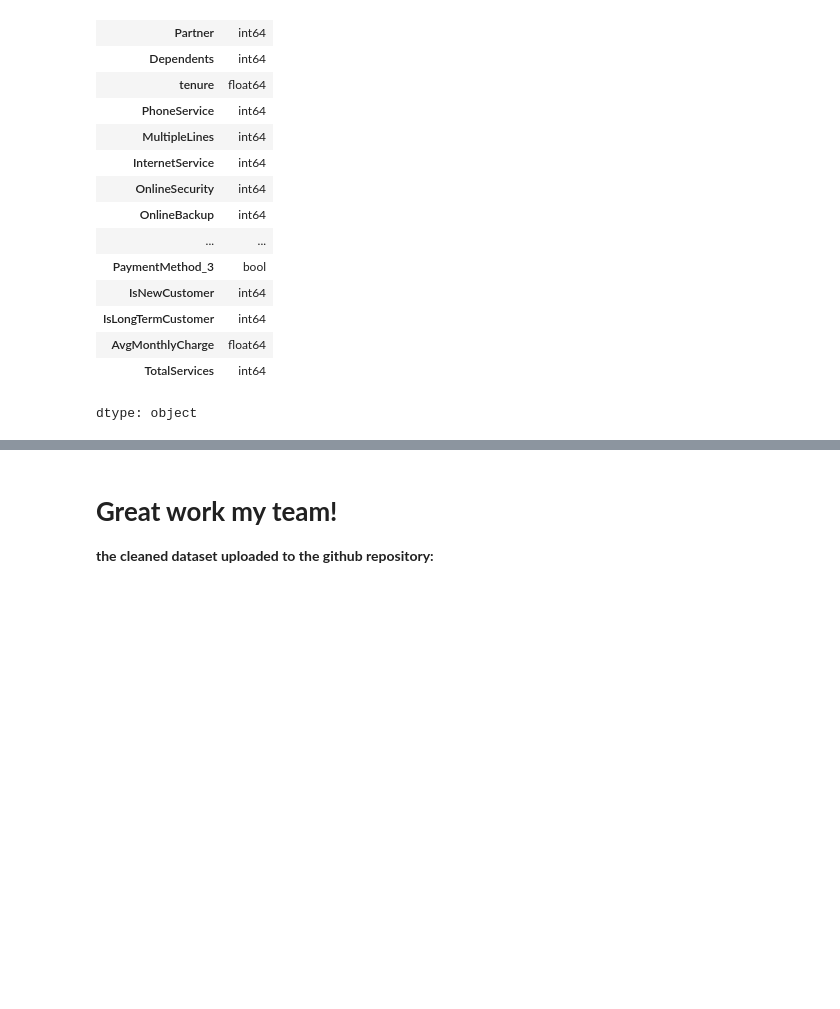
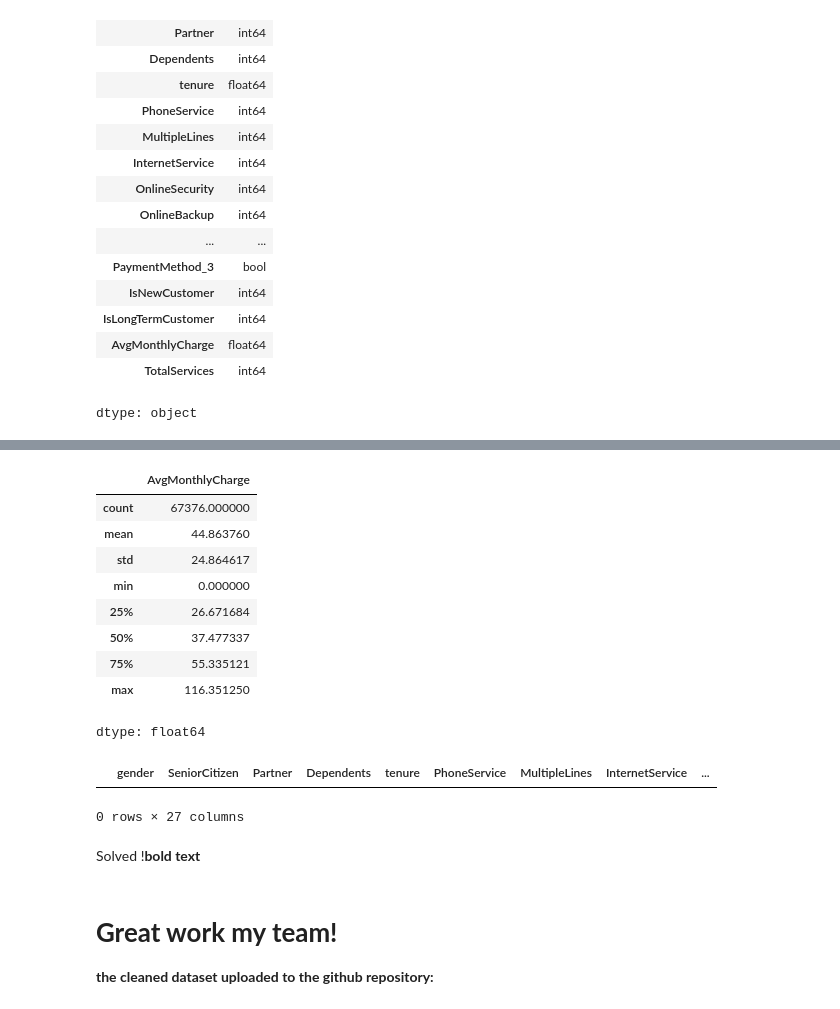
Before and after one commit to linda-bsharat/telco-customer-churn-prediction, a Jupyter notebook: notebooks/01_data_cleaning_and_eda.ipynb, the cells around one changed output, grey strips where cells are left out. Drawn from its saved outputs; the diff is of its cells as text; code cells hidden in the pictures; blank space fills up the shorter version.

```diff
--- a/notebooks/01_data_cleaning_and_eda.ipynb
+++ b/notebooks/01_data_cleaning_and_eda.ipynb
@@ -915,3 +963,25 @@ dtype: object
+# %%
+df["AvgMonthlyCharge"] = df["TotalCharges"] / (df["tenure"] + 1)
+# %%
+df["AvgMonthlyCharge"].describe()
+# %% [output]
+|  | AvgMonthlyCharge |
+| count | 67376.000000 |
+| mean | 44.863760 |
+| std | 24.864617 |
+| min | 0.000000 |
+| 25% | 26.671684 |
+| 50% | 37.477337 |
+| 75% | 55.335121 |
+| max | 116.351250 |
+dtype: float64
+# %%
+df[df["AvgMonthlyCharge"] < 0]
+# %% [output]
+|  | gender | SeniorCitizen | Partner | Dependents | tenure | PhoneService | MultipleLines | InternetService | ... |
+0 rows × 27 columns
+# %% [markdown]
+Solved !**bold text**
 # %%
 df.to_csv("telco_customer_data_cleaned.csv", index=False)
 # %% [markdown]
```
Also changed, not shown: parts of 5 cells of this notebook.
